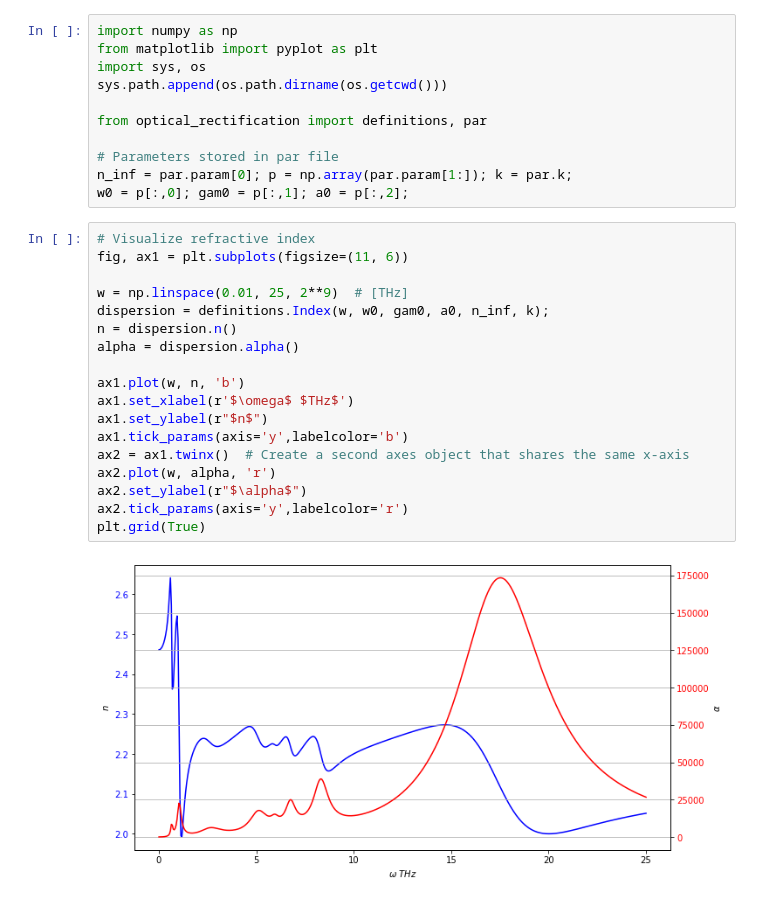
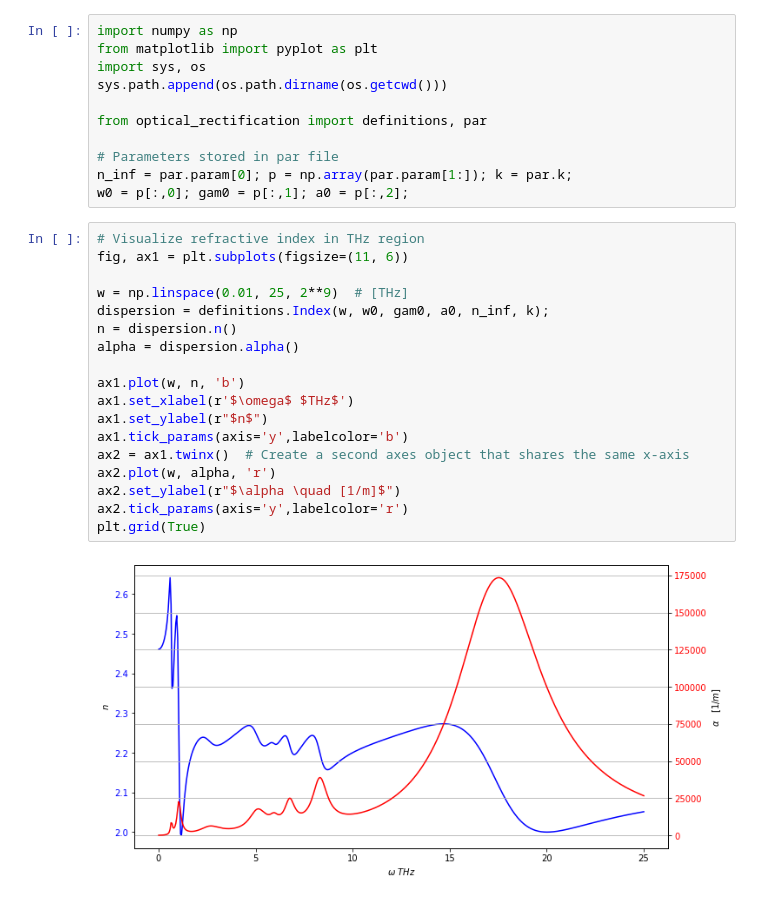
Before and after one commit to p-engel/nonlinear_optics, a Jupyter notebook: optical_rectification/notebook/analysis.ipynb, the cells around one changed output. Drawn from its saved outputs; the diff is of its cells as text.

```diff
--- a/optical_rectification/notebook/analysis.ipynb
+++ b/optical_rectification/notebook/analysis.ipynb
@@ -18,22 +18,22 @@ from optical_rectification import definitions, par
 n_inf = par.param[0]; p = np.array(par.param[1:]); k = par.k;
 w0 = p[:,0]; gam0 = p[:,1]; a0 = p[:,2];
 # %%
-# Visualize refractive index
+# Visualize refractive index in THz region
 fig, ax1 = plt.subplots(figsize=(11, 6))
 
 w = np.linspace(0.01, 25, 2**9)  # [THz]
 dispersion = definitions.Index(w, w0, gam0, a0, n_inf, k);
 n = dispersion.n()
 alpha = dispersion.alpha()
 
 ax1.plot(w, n, 'b')
 ax1.set_xlabel(r'$\omega$ $THz$')
 ax1.set_ylabel(r"$n$")
 ax1.tick_params(axis='y',labelcolor='b')
 ax2 = ax1.twinx()  # Create a second axes object that shares the same x-axis
 ax2.plot(w, alpha, 'r')
-ax2.set_ylabel(r"$\alpha$")
+ax2.set_ylabel(r"$\alpha \quad [1/m]$")
 ax2.tick_params(axis='y',labelcolor='r')
 plt.grid(True)
 # %% [output]
-[figure, old version]
+[figure, new version]
```
Also changed, not shown: parts of 3 cells of this notebook, 3 other files.
